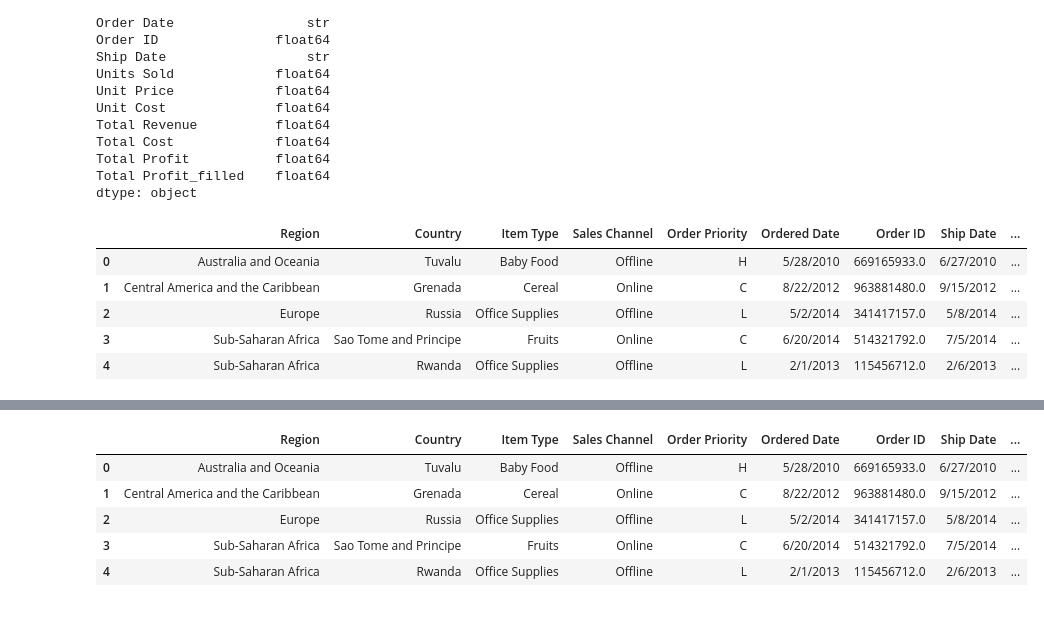
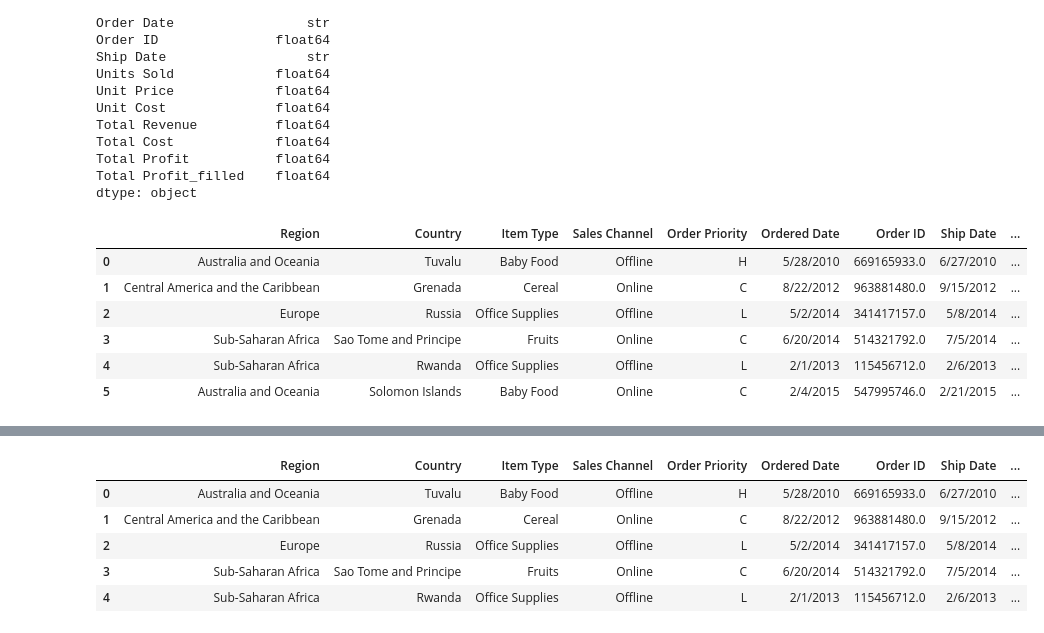
Before and after one commit to mahdiazfar27/Complete-Data-Science-With-Machine-Learning-And-NLP-2024, a Jupyter notebook: python_programming_language/10. Data Analysis With Python/10.3 DataManipulation.ipynb, the cells around one changed output, grey strips where cells are left out. Saved outputs shown, nothing was run; the diff lists cells and outputs as text; code cells hidden in the pictures.

```diff
--- a/python_programming_language/10. Data Analysis With Python/10.3 DataManipulation.ipynb
+++ b/python_programming_language/10. Data Analysis With Python/10.3 DataManipulation.ipynb
@@ -228,12 +267,13 @@ Total Profit_filled    float64
 dtype: object
 # %%
 ### Renaming Columns
-df = df.rename(columns={'Order Date':'Ordered Date'}) #columns takes a dictionary.
-df.head()
+df_renamed = df.rename(columns={'Order Date':'Ordered Date'}) # it takes a dictionary.
+df_renamed.head(6)
 # %% [output]
 |  | Region | Country | Item Type | Sales Channel | Order Priority | Ordered Date | Order ID | Ship Date | ... |
 | 0 | Australia and Oceania | Tuvalu | Baby Food | Offline | H | 5/28/2010 | 669165933.0 | 6/27/2010 | ... |
 | 1 | Central America and the Caribbean | Grenada | Cereal | Online | C | 8/22/2012 | 963881480.0 | 9/15/2012 | ... |
 | 2 | Europe | Russia | Office Supplies | Offline | L | 5/2/2014 | 341417157.0 | 5/8/2014 | ... |
 | 3 | Sub-Saharan Africa | Sao Tome and Principe | Fruits | Online | C | 6/20/2014 | 514321792.0 | 7/5/2014 | ... |
 | 4 | Sub-Saharan Africa | Rwanda | Office Supplies | Offline | L | 2/1/2013 | 115456712.0 | 2/6/2013 | ... |
+| 5 | Australia and Oceania | Solomon Islands | Baby Food | Online | C | 2/4/2015 | 547995746.0 | 2/21/2015 | ... |
```
Also changed, not shown: parts of 14 cells of this notebook, 27 other files.
